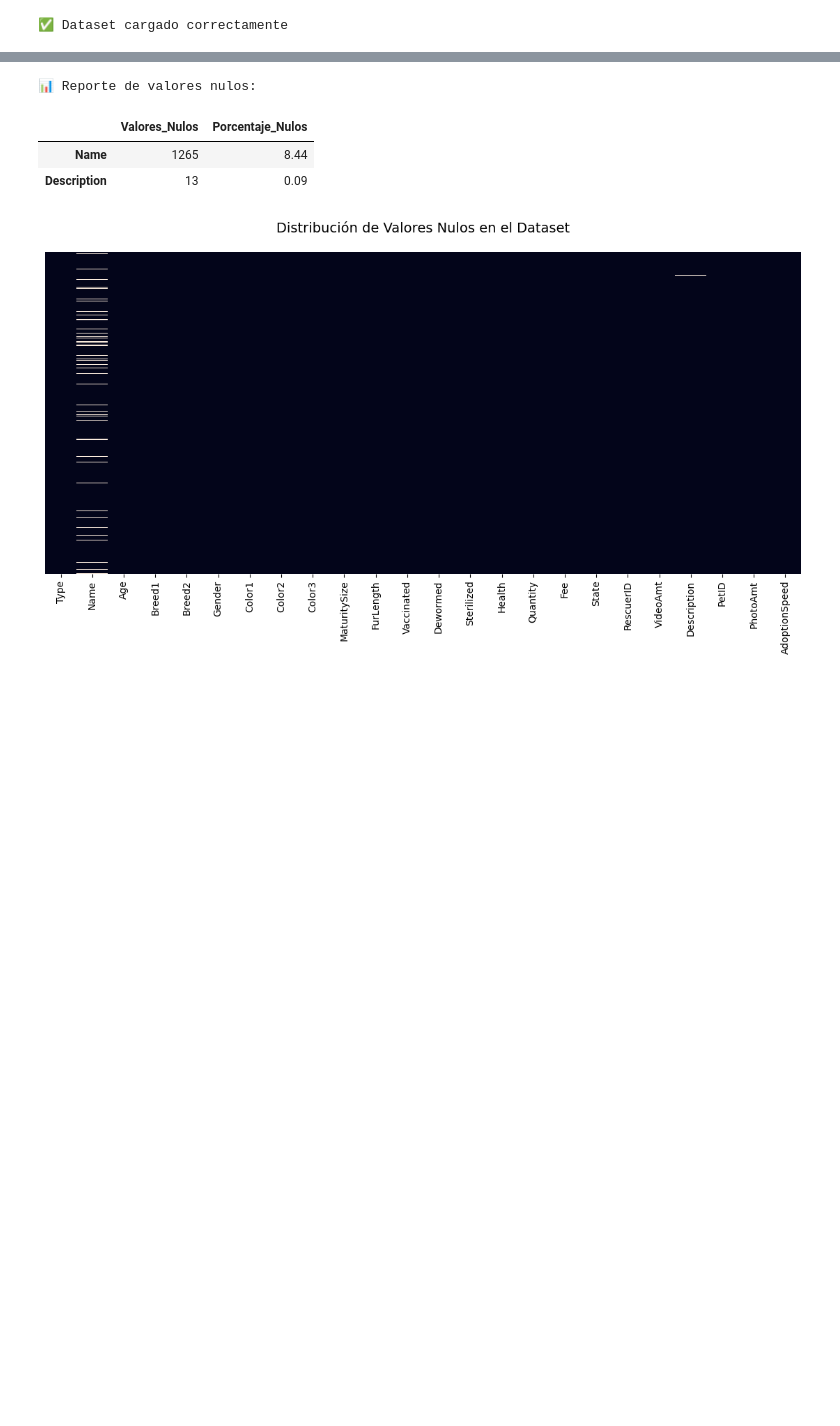
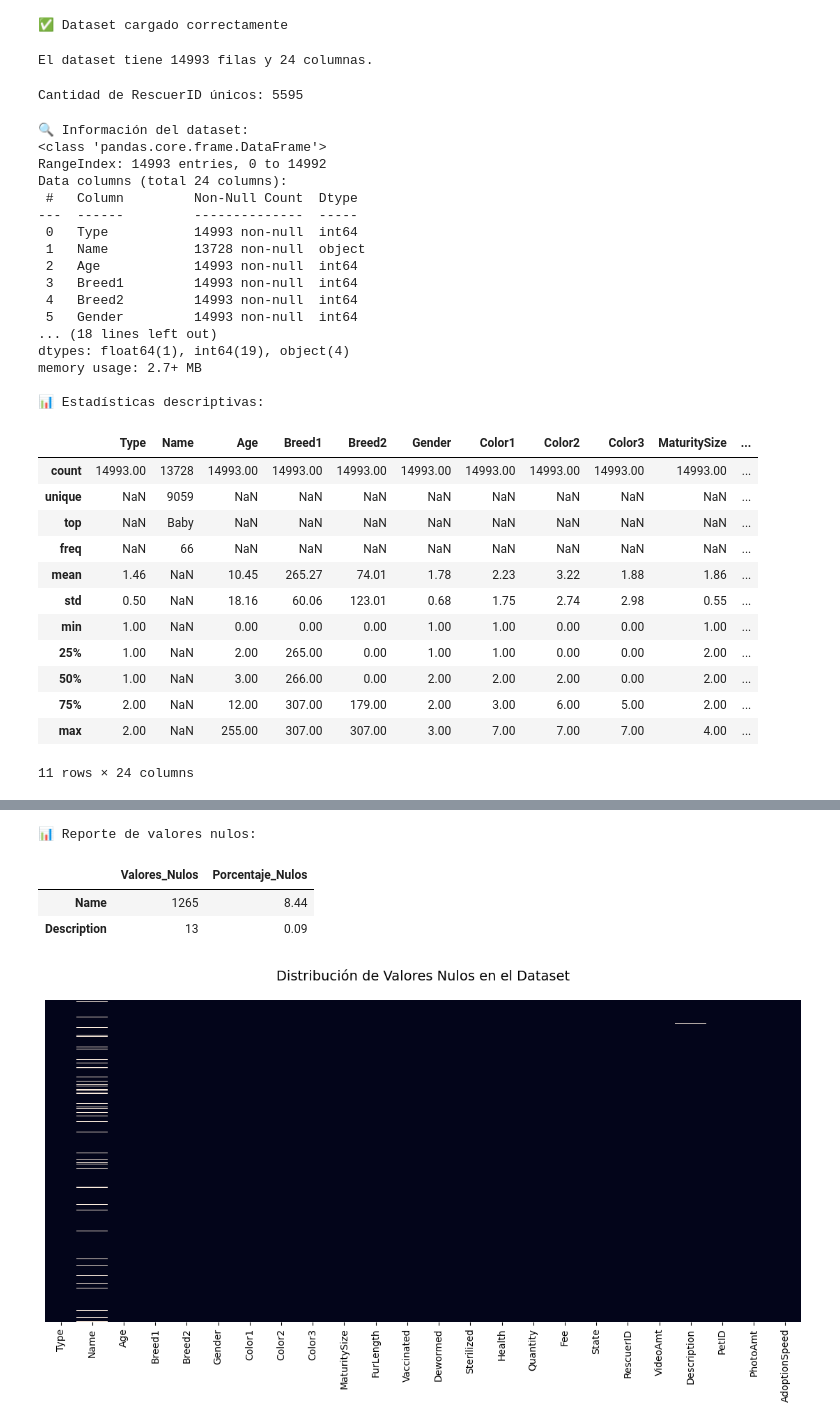
Before and after one commit to AraneoA/UA_MDM_Labo2, a Jupyter notebook: notebooks/preprocessing/analisis_nulos.ipynb, the cells around one changed output, grey strips where cells are left out. Saved outputs shown, nothing was run; the diff lists cells and outputs as text; code cells hidden in the pictures; blank space fills up the shorter version.

```diff
--- a/notebooks/preprocessing/analisis_nulos.ipynb
+++ b/notebooks/preprocessing/analisis_nulos.ipynb
@@ -18,3 +17,55 @@ except FileNotFoundError:
     print(f"❌ Error: No se encontró el archivo en {data_path}")
 # %% [output]
 ✅ Dataset cargado correctamente
+# %%
+# Obtener la cantidad de filas y columnas
+filas, columnas = df.shape
+print(f"El dataset tiene {filas} filas y {columnas} columnas.")
+# %% [output]
+El dataset tiene 14993 filas y 24 columnas.
+# %%
+# Contar la cantidad de RescuerID únicos
+cantidad_rescuerID_unicos = df['RescuerID'].nunique()
+
+# Mostrar el resultado
+print(f"Cantidad de RescuerID únicos: {cantidad_rescuerID_unicos}")
+# %% [output]
+Cantidad de RescuerID únicos: 5595
+# %%
+# Resumen general del dataset
+print("\n🔍 Información del dataset:")
+df.info()
+
+print("\n📊 Estadísticas descriptivas:")
+display(df.describe(include='all').round(2))
+# %% [output]
+🔍 Información del dataset:
+<class 'pandas.core.frame.DataFrame'>
+RangeIndex: 14993 entries, 0 to 14992
+Data columns (total 24 columns):
+ #   Column         Non-Null Count  Dtype
+---  ------         --------------  -----
+ 0   Type           14993 non-null  int64
+ 1   Name           13728 non-null  object
+ 2   Age            14993 non-null  int64
+ 3   Breed1         14993 non-null  int64
+ 4   Breed2         14993 non-null  int64
+ 5   Gender         14993 non-null  int64
+... (18 lines left out)
+dtypes: float64(1), int64(19), object(4)
+memory usage: 2.7+ MB
+
+📊 Estadísticas descriptivas:
+|  | Type | Name | Age | Breed1 | Breed2 | Gender | Color1 | Color2 | Color3 | MaturitySize | ... |
+| count | 14993.00 | 13728 | 14993.00 | 14993.00 | 14993.00 | 14993.00 | 14993.00 | 14993.00 | 14993.00 | 14993.00 | ... |
+| unique | NaN | 9059 | NaN | NaN | NaN | NaN | NaN | NaN | NaN | NaN | ... |
+| top | NaN | Baby | NaN | NaN | NaN | NaN | NaN | NaN | NaN | NaN | ... |
+| freq | NaN | 66 | NaN | NaN | NaN | NaN | NaN | NaN | NaN | NaN | ... |
+| mean | 1.46 | NaN | 10.45 | 265.27 | 74.01 | 1.78 | 2.23 | 3.22 | 1.88 | 1.86 | ... |
+| std | 0.50 | NaN | 18.16 | 60.06 | 123.01 | 0.68 | 1.75 | 2.74 | 2.98 | 0.55 | ... |
+| min | 1.00 | NaN | 0.00 | 0.00 | 0.00 | 1.00 | 1.00 | 0.00 | 0.00 | 1.00 | ... |
+| 25% | 1.00 | NaN | 2.00 | 265.00 | 0.00 | 1.00 | 1.00 | 0.00 | 0.00 | 2.00 | ... |
+| 50% | 1.00 | NaN | 3.00 | 266.00 | 0.00 | 2.00 | 2.00 | 2.00 | 0.00 | 2.00 | ... |
+| 75% | 2.00 | NaN | 12.00 | 307.00 | 179.00 | 2.00 | 3.00 | 6.00 | 5.00 | 2.00 | ... |
+| max | 2.00 | NaN | 255.00 | 307.00 | 307.00 | 3.00 | 7.00 | 7.00 | 7.00 | 4.00 | ... |
+11 rows × 24 columns
```
Also changed, not shown: parts of 14 cells of this notebook, 5 other files.
